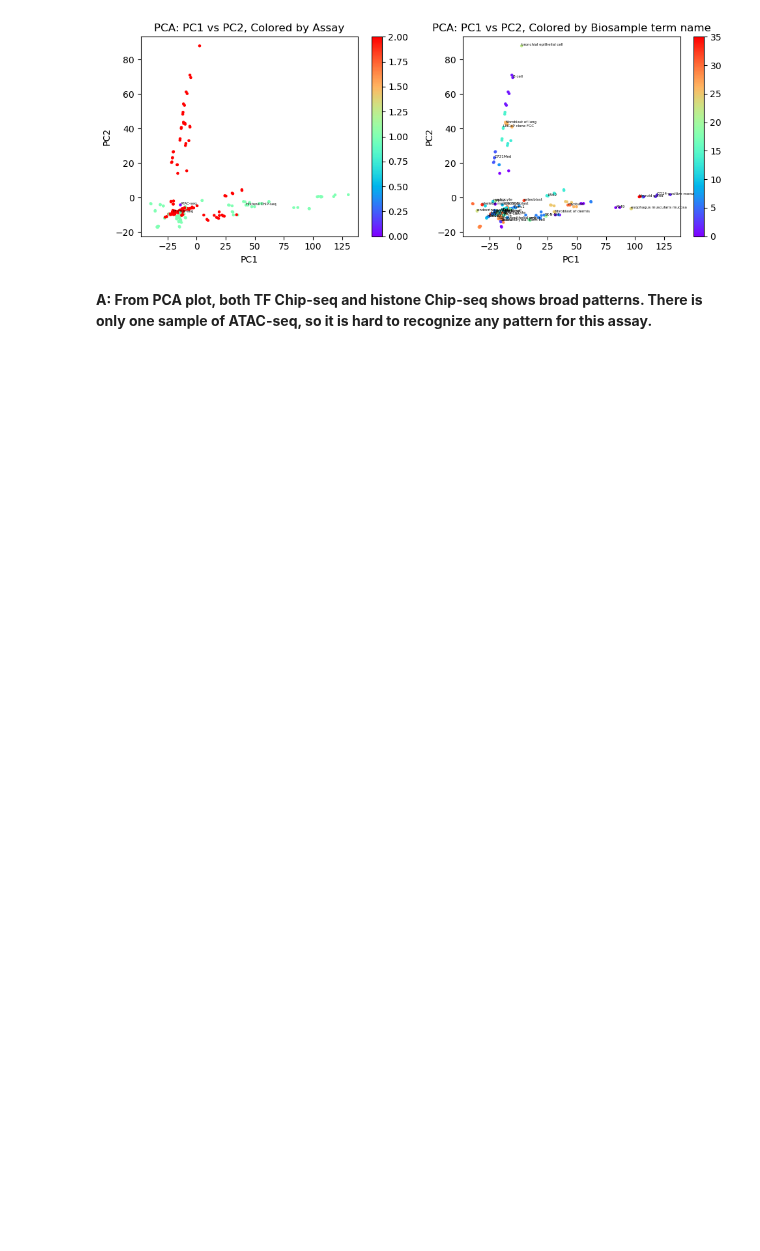
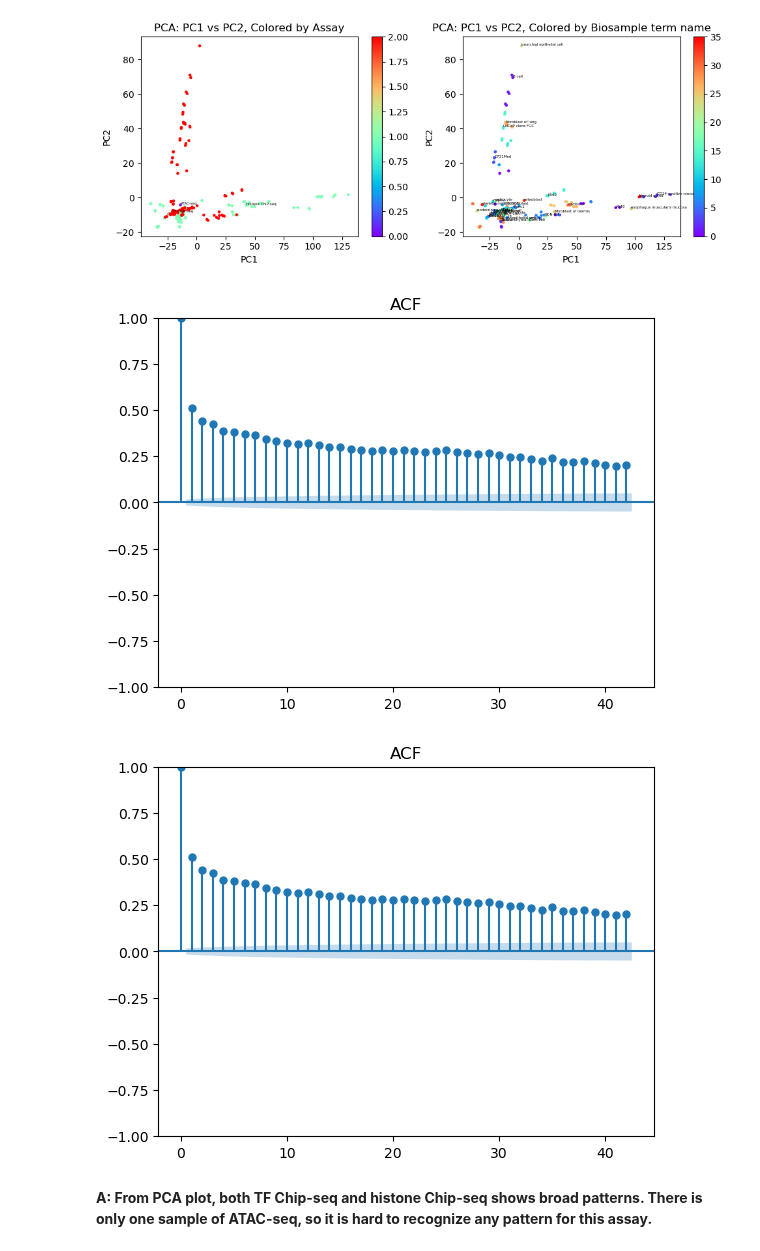
Before and after one commit to Fudenberg-Research-Group/qbio577_fall2022, a Jupyter notebook: encode-bigwig-eda.ipynb, the cells around one changed output. Drawn from its saved outputs; the diff is of its cells as text; code cells hidden in the pictures; blank space fills up the shorter version.

```diff
--- a/encode-bigwig-eda.ipynb
+++ b/encode-bigwig-eda.ipynb
@@ -123,6 +126,14 @@ plt.tight_layout()
 plt.show()
 # %% [output]
 [figure]
+# %%
+from statsmodels.graphics.tsaplots import plot_acf
+
+cell_types = np.unique(bigwig_metadata_ordered['Biosample term name'])
+plot_acf(df_mean, title='ACF')
+# %% [output]
+[figure, added]
+[figure, added]
 # %% [markdown]
 **A: From PCA plot, both TF Chip-seq  and histone Chip-seq shows broad patterns. There is only one sample of ATAC-seq, so it is hard to recognize any pattern for this assay.**
 # %% [markdown]
```
Also changed, not shown: parts of 13 cells of this notebook.
